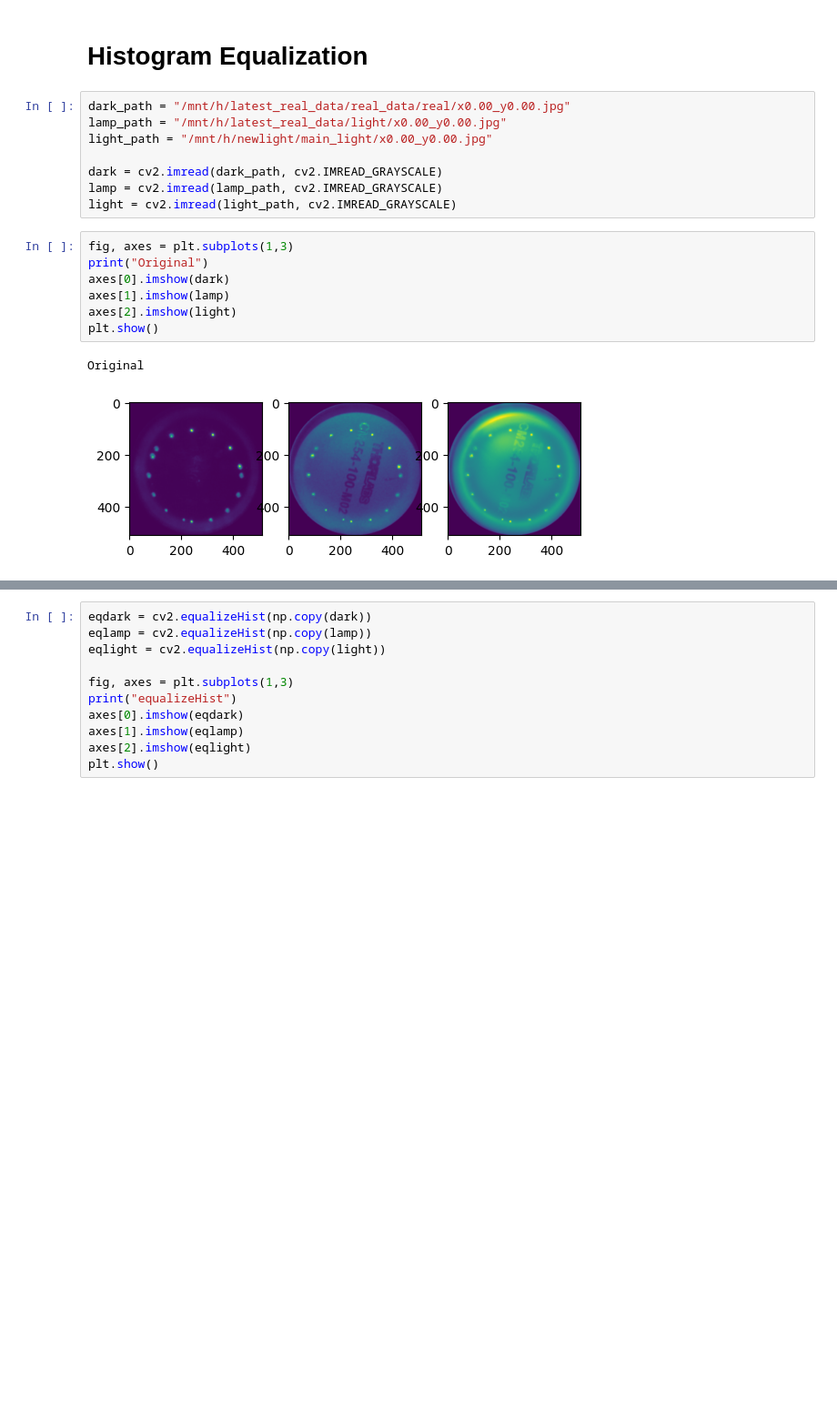
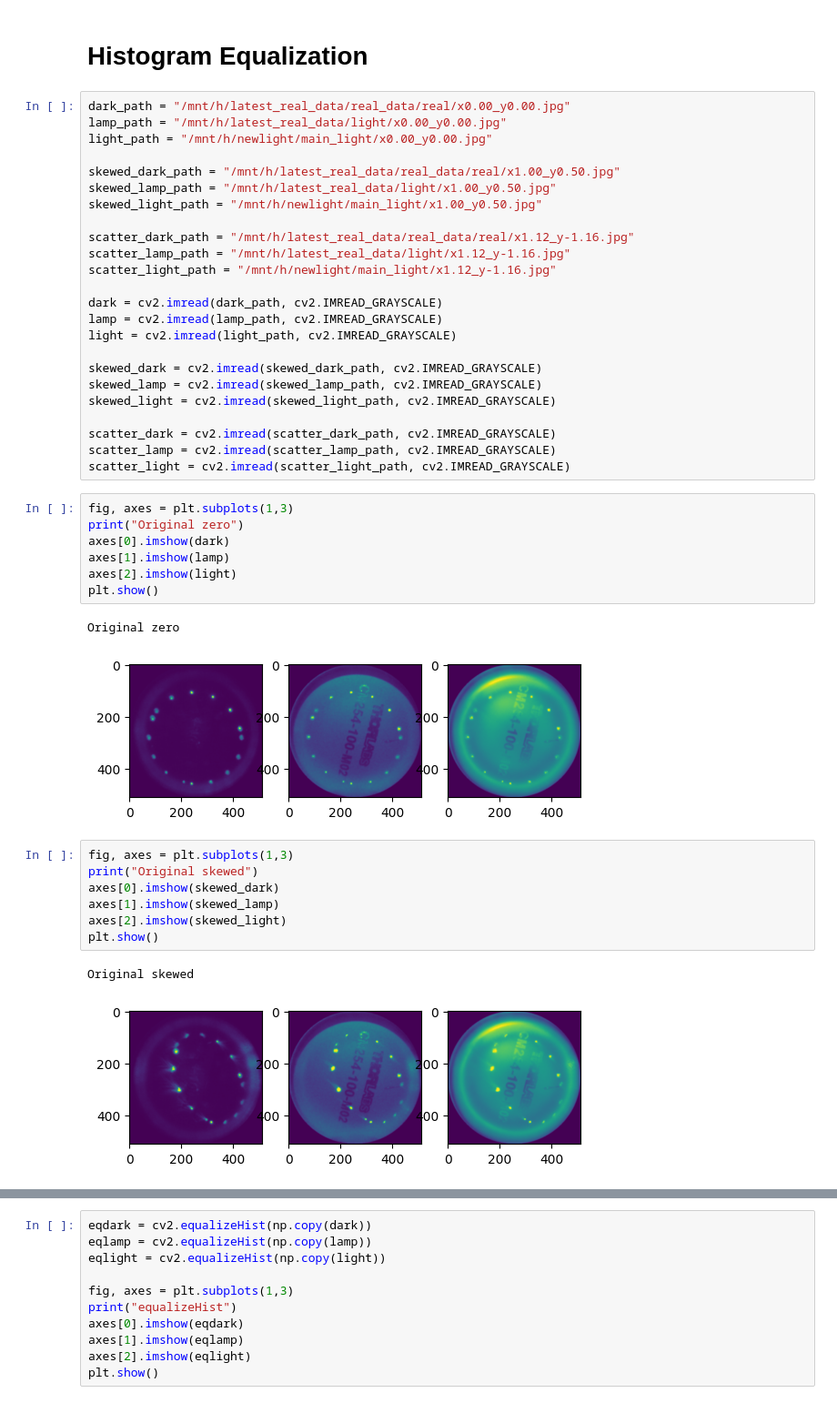
Before and after one commit to EvgeniiVenediktov/multireflection, a Jupyter notebook: processing_experiments.ipynb, the cells around one changed output, grey strips where cells are left out. Shown at 91% size. Cells and saved outputs as stored; diff of their text form; blank space fills up the shorter version.

```diff
--- a/processing_experiments.ipynb
+++ b/processing_experiments.ipynb
@@ -22,16 +36,42 @@ dark_path = "/mnt/h/latest_real_data/real_data/real/x0.00_y0.00.jpg"
 lamp_path = "/mnt/h/latest_real_data/light/x0.00_y0.00.jpg"
 light_path = "/mnt/h/newlight/main_light/x0.00_y0.00.jpg"
 
+skewed_dark_path = "/mnt/h/latest_real_data/real_data/real/x1.00_y0.50.jpg"
+skewed_lamp_path = "/mnt/h/latest_real_data/light/x1.00_y0.50.jpg"
+skewed_light_path = "/mnt/h/newlight/main_light/x1.00_y0.50.jpg"
+
+scatter_dark_path = "/mnt/h/latest_real_data/real_data/real/x1.12_y-1.16.jpg"
+scatter_lamp_path = "/mnt/h/latest_real_data/light/x1.12_y-1.16.jpg"
+scatter_light_path = "/mnt/h/newlight/main_light/x1.12_y-1.16.jpg"
+
 dark = cv2.imread(dark_path, cv2.IMREAD_GRAYSCALE)
 lamp = cv2.imread(lamp_path, cv2.IMREAD_GRAYSCALE)
 light = cv2.imread(light_path, cv2.IMREAD_GRAYSCALE)
+
+skewed_dark = cv2.imread(skewed_dark_path, cv2.IMREAD_GRAYSCALE)
+skewed_lamp = cv2.imread(skewed_lamp_path, cv2.IMREAD_GRAYSCALE)
+skewed_light = cv2.imread(skewed_light_path, cv2.IMREAD_GRAYSCALE)
+
+scatter_dark = cv2.imread(scatter_dark_path, cv2.IMREAD_GRAYSCALE)
+scatter_lamp = cv2.imread(scatter_lamp_path, cv2.IMREAD_GRAYSCALE)
+scatter_light = cv2.imread(scatter_light_path, cv2.IMREAD_GRAYSCALE)
 # %%
 fig, axes = plt.subplots(1,3)
-print("Original")
+print("Original zero")
 axes[0].imshow(dark)
 axes[1].imshow(lamp)
 axes[2].imshow(light)
 plt.show()
 # %% [output]
-Original
+Original zero
 [figure]
+# %%
+fig, axes = plt.subplots(1,3)
+print("Original skewed")
+axes[0].imshow(skewed_dark)
+axes[1].imshow(skewed_lamp)
+axes[2].imshow(skewed_light)
+plt.show()
+# %% [output]
+Original skewed
+[figure, added]
```
Also changed, not shown: parts of 6 cells of this notebook, 3 other files.
